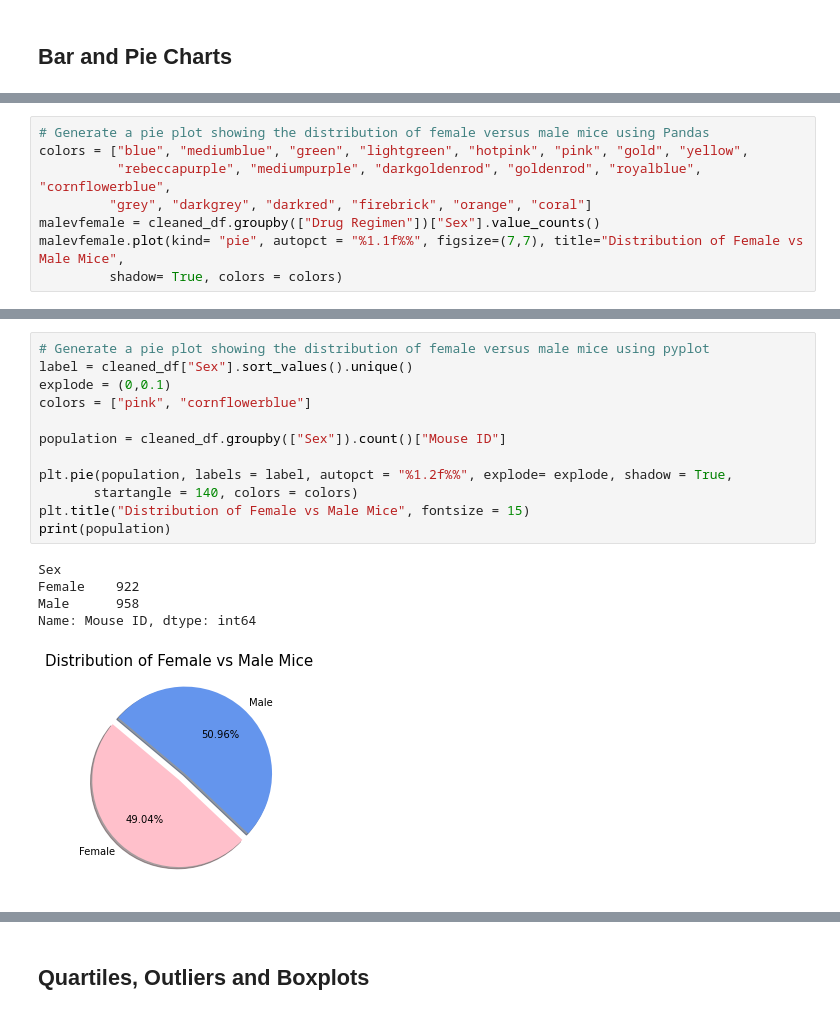
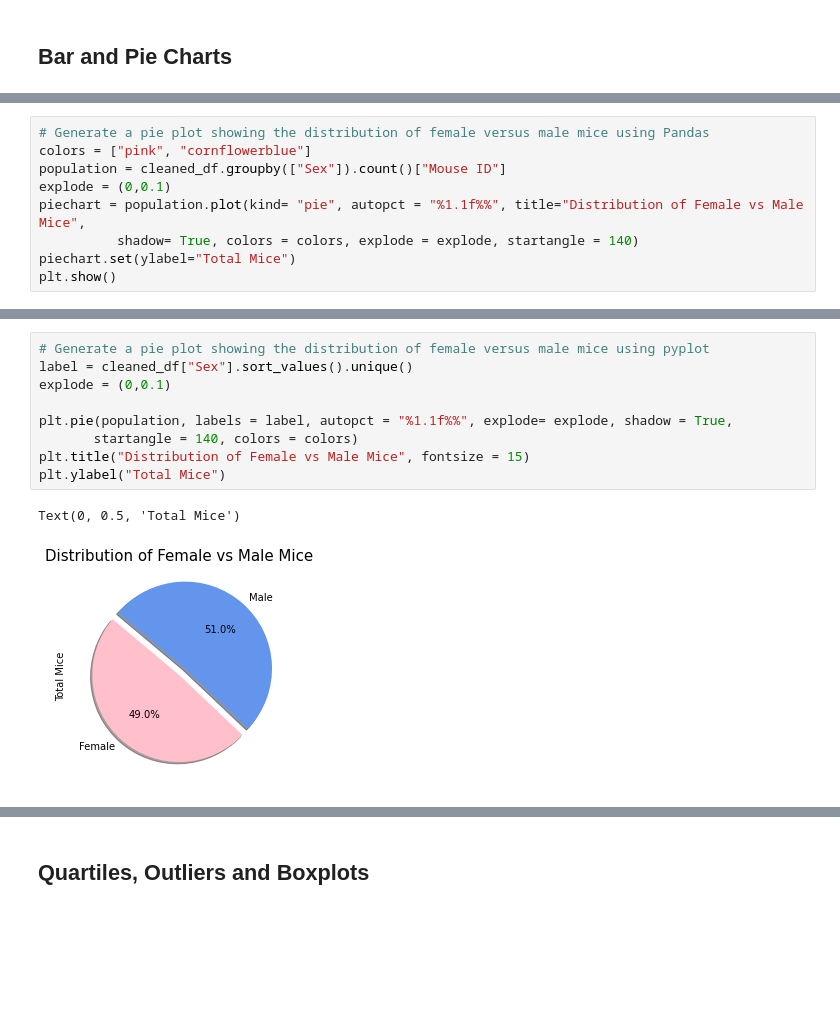
Before and after one commit to isabellajade/matplotlib-challenge, a Jupyter notebook: Pymaceuticals/pymaceuticals_starter.ipynb, the cells around one changed output, grey strips where cells are left out. Drawn from its saved outputs; the diff is of its cells as text; blank space fills up the shorter version.

```diff
--- a/Pymaceuticals/pymaceuticals_starter.ipynb
+++ b/Pymaceuticals/pymaceuticals_starter.ipynb
@@ -156,9 +156,10 @@ Text(0, 0.5, 'Timepoints Tested')
 # %%
 # Generate a pie plot showing the distribution of female versus male mice using Pandas
-colors = ["blue", "mediumblue", "green", "lightgreen", "hotpink", "pink", "gold", "yellow",
-          "rebeccapurple", "mediumpurple", "darkgoldenrod", "goldenrod", "royalblue", "cornflowerblue",
-         "grey", "darkgrey", "darkred", "firebrick", "orange", "coral"]
-malevfemale = cleaned_df.groupby(["Drug Regimen"])["Sex"].value_counts()
-malevfemale.plot(kind= "pie", autopct = "%1.1f%%", figsize=(7,7), title="Distribution of Female vs Male Mice",
-         shadow= True, colors = colors)
+colors = ["pink", "cornflowerblue"]
+population = cleaned_df.groupby(["Sex"]).count()["Mouse ID"]
+explode = (0,0.1)
+piechart = population.plot(kind= "pie", autopct = "%1.1f%%", title="Distribution of Female vs Male Mice",
+          shadow= True, colors = colors, explode = explode, startangle = 140)
+piechart.set(ylabel="Total Mice")
+plt.show()
 # %% [output]
@@ -167,18 +167,12 @@ malevfemale.plot(kind= "pie", autopct = "%1.1f%%", figsize=(7,7), title="Distrib
 # %%
 # Generate a pie plot showing the distribution of female versus male mice using pyplot
 label = cleaned_df["Sex"].sort_values().unique()
 explode = (0,0.1)
-colors = ["pink", "cornflowerblue"]
 
-population = cleaned_df.groupby(["Sex"]).count()["Mouse ID"]
-
-plt.pie(population, labels = label, autopct = "%1.2f%%", explode= explode, shadow = True,
+plt.pie(population, labels = label, autopct = "%1.1f%%", explode= explode, shadow = True,
        startangle = 140, colors = colors)
 plt.title("Distribution of Female vs Male Mice", fontsize = 15)
-print(population)
+plt.ylabel("Total Mice")
 # %% [output]
-Sex
-Female    922
-Male      958
-Name: Mouse ID, dtype: int64
+Text(0, 0.5, 'Total Mice')
-[figure, old version]
+[figure, new version]
```
Also changed, not shown: parts of 13 cells of this notebook.
